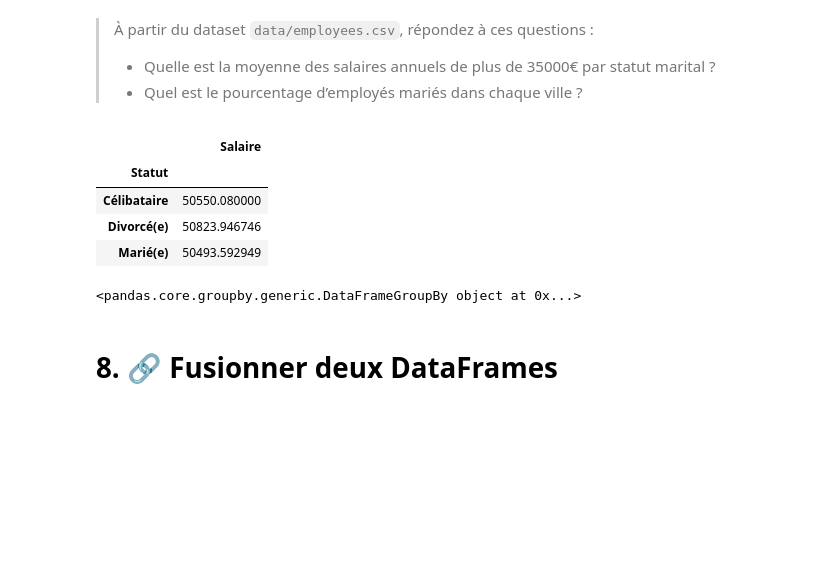
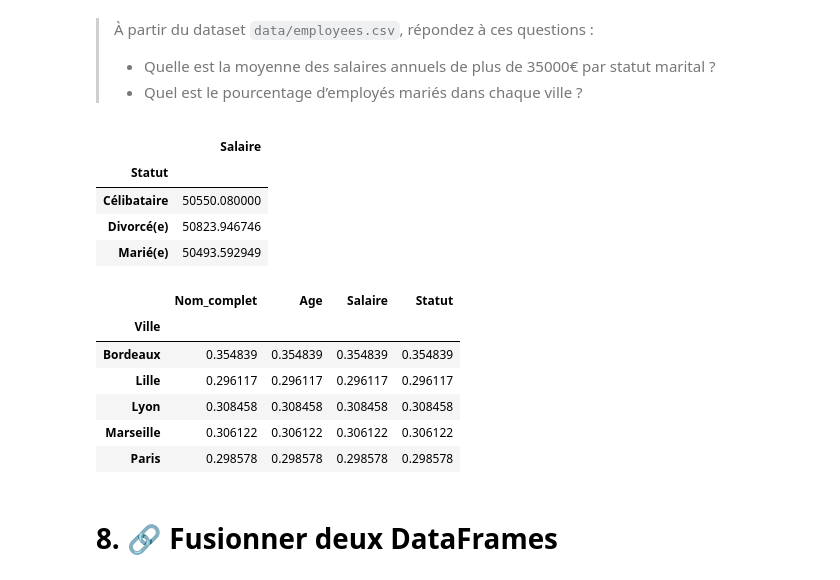
Before and after one commit to CSAADZIDI/init_pandas, a Jupyter notebook: pandas_essentiels.ipynb, the cells around one changed output. Cells and saved outputs as stored; diff of their text form; code cells hidden in the pictures; blank space fills up the shorter version.

```diff
--- a/pandas_essentiels.ipynb
+++ b/pandas_essentiels.ipynb
@@ -675,17 +695,24 @@ display(df_numeriques.groupby("Ville").mean())  # Moyenne des salaire par ville
 # %%
 # Votre code ici
 df.head()
 df_1 = df[["Salaire","Statut"]]
 display(df_1.groupby("Statut").mean())
 df.head()
-display(df.groupby("Ville").)
+total = df.groupby("Ville").count()
+display(df[df["Statut"] == "Marié(e)"].groupby("Ville").count()/total)
 # %% [output]
 |  | Salaire |
 | Statut |  |
 | Célibataire | 50550.080000 |
 | Divorcé(e) | 50823.946746 |
 | Marié(e) | 50493.592949 |
-<pandas.core.groupby.generic.DataFrameGroupBy object at 0x...>
+|  | Nom_complet | Age | Salaire | Statut |
+| Ville |  |  |  |  |
+| Bordeaux | 0.354839 | 0.354839 | 0.354839 | 0.354839 |
+| Lille | 0.296117 | 0.296117 | 0.296117 | 0.296117 |
+| Lyon | 0.308458 | 0.308458 | 0.308458 | 0.308458 |
+| Marseille | 0.306122 | 0.306122 | 0.306122 | 0.306122 |
+| Paris | 0.298578 | 0.298578 | 0.298578 | 0.298578 |
 # %% [markdown]
 # 8. 🔗 Fusionner deux DataFrames
 # %% [markdown]
```
Also changed, not shown: parts of 2 cells of this notebook.
